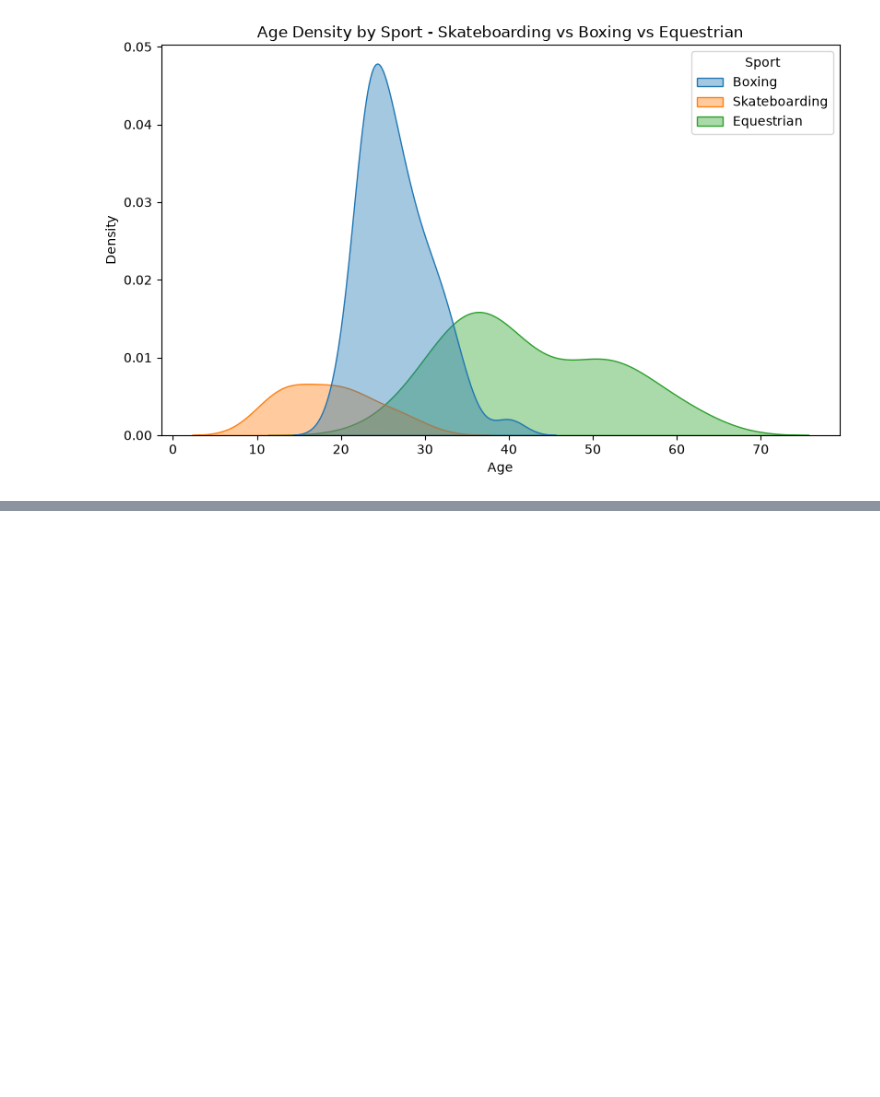
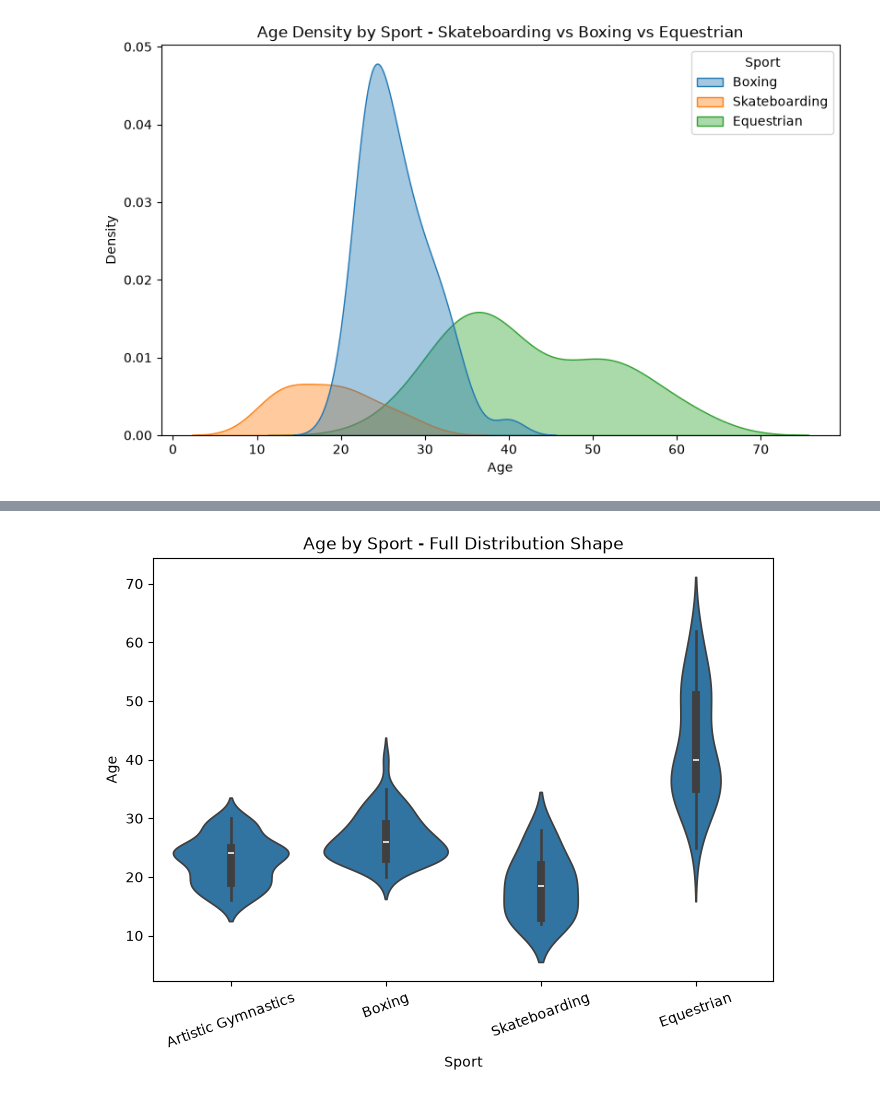
Before and after one commit to Ramya-101999/Python-Class, a Jupyter notebook: Visualization 2.ipynb, the cells around one changed output, grey strips where cells are left out. Cells and saved outputs as stored; diff of their text form; code cells hidden in the pictures; blank space fills up the shorter version.

```diff
--- a/Visualization 2.ipynb
+++ b/Visualization 2.ipynb
@@ -90,0 +107,12 @@ plt.show()
+# %%
+# sns.violinplot() - the same comparision but showing full distribution shape
+
+# sns.violinplot(data=df,x=category_col,y=nummeric_col,ax=ax)
+
+fig, ax = plt.subplots(figsize=(8,5.5))
+sns.violinplot(data=compare, x="Sport", y="Age", ax=ax)
+ax.set_title("Age by Sport - Full Distribution Shape")
+plt.xticks(rotation=20)
+plt.show()
+# %% [output]
+[figure, added]
```
Also changed, not shown: parts of 1 cell of this notebook.
